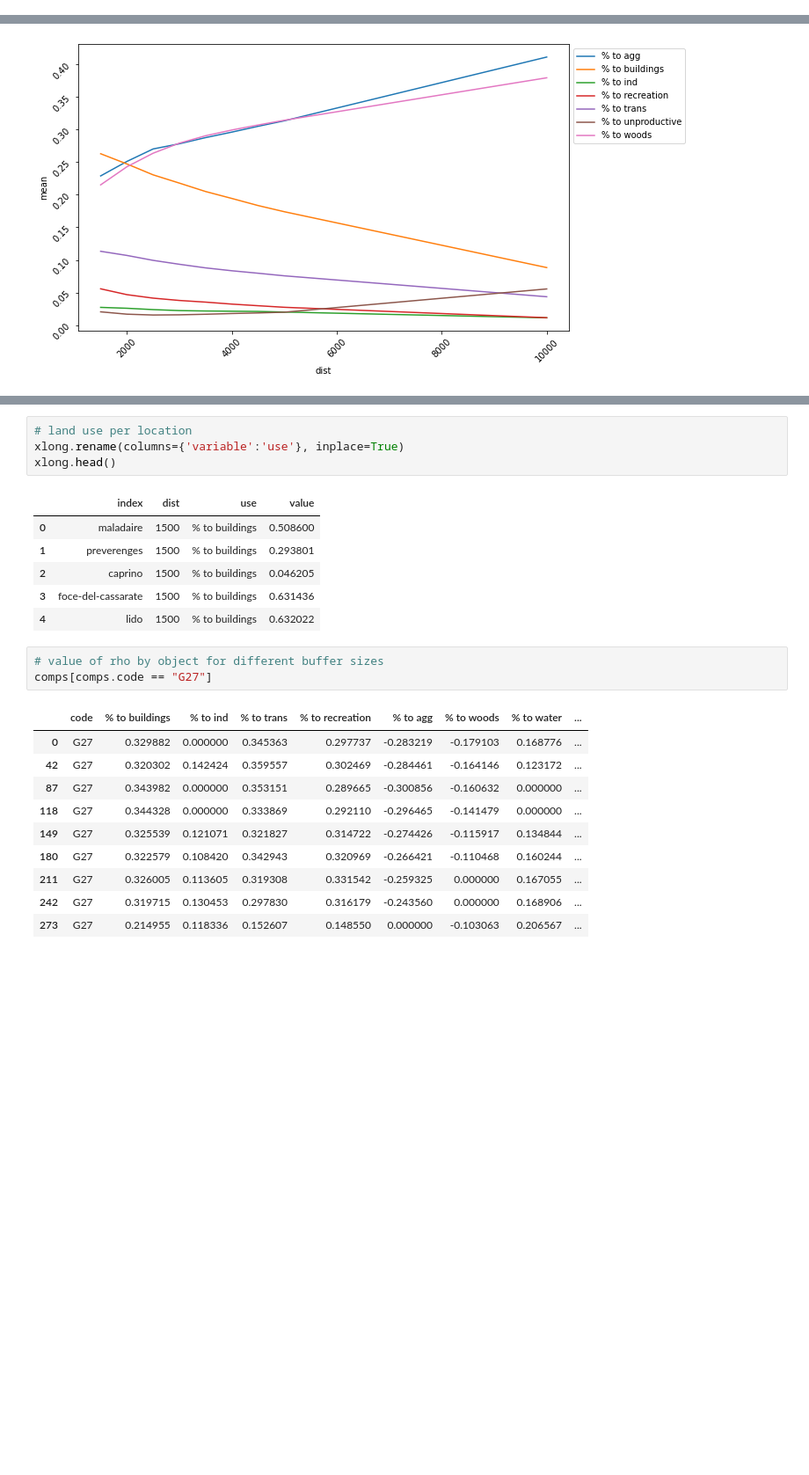
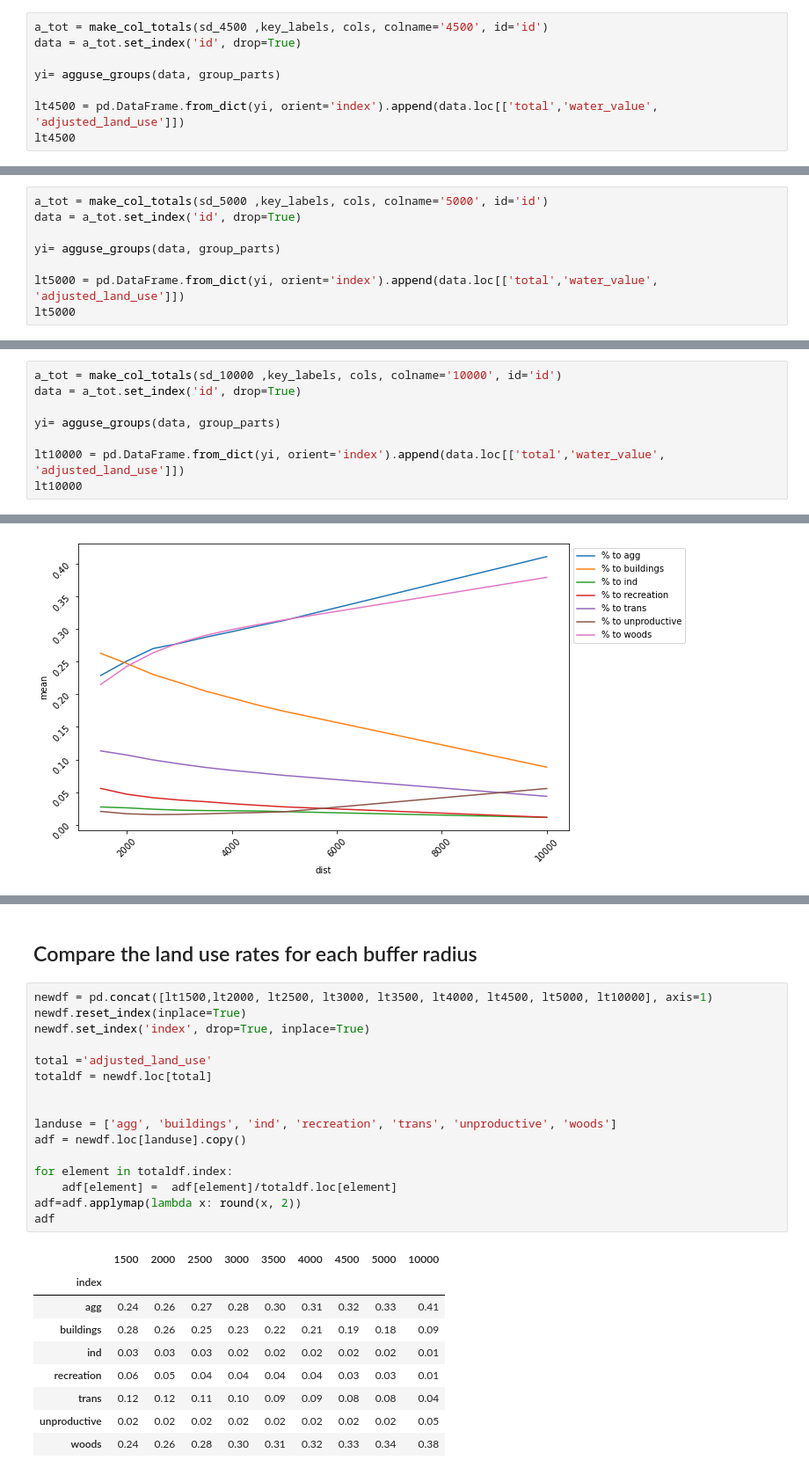
Before and after one commit to hammerdirt-analyst/landuse, a Jupyter notebook: land_use_1500_10000.ipynb, the cells around one changed output, grey strips where cells are left out. Shown at 88% size. Saved outputs shown, nothing was run; the diff lists cells and outputs as text; blank space fills up the shorter version.

```diff
--- a/land_use_1500_10000.ipynb
+++ b/land_use_1500_10000.ipynb
@@ -655,6 +779,14 @@ srho_results_4500.sort_values(by=['% to buildings', '% to woods', '% to ind', '%
 | G155 | X | X | X | X | X | X | X | ... |
 | G96 | X | X | X | X | X | X | 0.143008 | ... |
 | Gfrags | X | X | X | X | X | X | 0.253494 | ... |
+# %%
+a_tot = make_col_totals(sd_4500 ,key_labels, cols, colname='4500', id='id')
+data = a_tot.set_index('id', drop=True)
+
+yi= agguse_groups(data, group_parts)
+
+lt4500 = pd.DataFrame.from_dict(yi, orient='index').append(data.loc[['total','water_value', 'adjusted_land_use']])
+lt4500
 # %% [markdown]
 ### 5000 meters codes with an association to a landuse feature
 
@@ -720,6 +852,14 @@ srho_results_5000.sort_values(by=['% to buildings', '% to woods', '% to ind', '%
 | G73 | X | X | X | X | X | X | 0.156749 | ... |
 | G96 | X | X | X | X | X | X | 0.144444 | ... |
 | Gfrags | X | X | X | X | X | X | 0.263997 | ... |
+# %%
+a_tot = make_col_totals(sd_5000 ,key_labels, cols, colname='5000', id='id')
+data = a_tot.set_index('id', drop=True)
+
+yi= agguse_groups(data, group_parts)
+
+lt5000 = pd.DataFrame.from_dict(yi, orient='index').append(data.loc[['total','water_value', 'adjusted_land_use']])
+lt5000
 # %% [markdown]
 ### 10000 meters codes with an association to a landuse feature
 
@@ -785,6 +925,14 @@ srho_results_10000.sort_values(by=['% to buildings', '% to woods', '% to ind', '
 | G923 | X | X | X | X | X | X | X | ... |
 | G96 | X | X | X | X | X | X | 0.197607 | ... |
 | Gfrags | X | X | X | X | X | X | 0.388116 | ... |
+# %%
+a_tot = make_col_totals(sd_10000 ,key_labels, cols, colname='10000', id='id')
+data = a_tot.set_index('id', drop=True)
+
+yi= agguse_groups(data, group_parts)
+
+lt10000 = pd.DataFrame.from_dict(yi, orient='index').append(data.loc[['total','water_value', 'adjusted_land_use']])
+lt10000
 # %% [markdown]
 ## Changes in Spearmans $\rho$ at different buffer sizes
 # %% [markdown]
@@ -886,25 +1007,28 @@ y axis = % of total, color of land use profile
-# %%
-# land use per location
-xlong.rename(columns={'variable':'use'}, inplace=True)
-xlong.head()
-# %% [output]
-|  | index | dist | use | value |
-| 0 | maladaire | 1500 | % to buildings | 0.508600 |
-| 1 | preverenges | 1500 | % to buildings | 0.293801 |
-| 2 | caprino | 1500 | % to buildings | 0.046205 |
-| 3 | foce-del-cassarate | 1500 | % to buildings | 0.631436 |
-| 4 | lido | 1500 | % to buildings | 0.632022 |
-# %%
-# value of rho by object for different buffer sizes
-comps[comps.code == "G27"]
-# %% [output]
-|  | code | % to buildings | % to ind | % to trans | % to recreation | % to agg | % to woods | % to water | ... |
-| 0 | G27 | 0.329882 | 0.000000 | 0.345363 | 0.297737 | -0.283219 | -0.179103 | 0.168776 | ... |
-| 42 | G27 | 0.320302 | 0.142424 | 0.359557 | 0.302469 | -0.284461 | -0.164146 | 0.123172 | ... |
-| 87 | G27 | 0.343982 | 0.000000 | 0.353151 | 0.289665 | -0.300856 | -0.160632 | 0.000000 | ... |
-| 118 | G27 | 0.344328 | 0.000000 | 0.333869 | 0.292110 | -0.296465 | -0.141479 | 0.000000 | ... |
-| 149 | G27 | 0.325539 | 0.121071 | 0.321827 | 0.314722 | -0.274426 | -0.115917 | 0.134844 | ... |
-| 180 | G27 | 0.322579 | 0.108420 | 0.342943 | 0.320969 | -0.266421 | -0.110468 | 0.160244 | ... |
-| 211 | G27 | 0.326005 | 0.113605 | 0.319308 | 0.331542 | -0.259325 | 0.000000 | 0.167055 | ... |
-| 242 | G27 | 0.319715 | 0.130453 | 0.297830 | 0.316179 | -0.243560 | 0.000000 | 0.168906 | ... |
-| 273 | G27 | 0.214955 | 0.118336 | 0.152607 | 0.148550 | 0.000000 | -0.103063 | 0.206567 | ... |
+# %% [markdown]
+## Compare the land use rates for each buffer radius
+# %%
+newdf = pd.concat([lt1500,lt2000, lt2500, lt3000, lt3500, lt4000, lt4500, lt5000, lt10000], axis=1)
+newdf.reset_index(inplace=True)
+newdf.set_index('index', drop=True, inplace=True)
+
+total ='adjusted_land_use'
+totaldf = newdf.loc[total]
+
+
+landuse = ['agg', 'buildings', 'ind', 'recreation', 'trans', 'unproductive', 'woods']
+adf = newdf.loc[landuse].copy()
+
+for element in totaldf.index:
+    adf[element] =  adf[element]/totaldf.loc[element]
+adf=adf.applymap(lambda x: round(x, 2))
+adf
+# %% [output]
+|  | 1500 | 2000 | 2500 | 3000 | 3500 | 4000 | 4500 | 5000 | 10000 |
+| index |  |  |  |  |  |  |  |  |  |
+| agg | 0.24 | 0.26 | 0.27 | 0.28 | 0.30 | 0.31 | 0.32 | 0.33 | 0.41 |
+| buildings | 0.28 | 0.26 | 0.25 | 0.23 | 0.22 | 0.21 | 0.19 | 0.18 | 0.09 |
+| ind | 0.03 | 0.03 | 0.03 | 0.02 | 0.02 | 0.02 | 0.02 | 0.02 | 0.01 |
+| recreation | 0.06 | 0.05 | 0.04 | 0.04 | 0.04 | 0.04 | 0.03 | 0.03 | 0.01 |
+| trans | 0.12 | 0.12 | 0.11 | 0.10 | 0.09 | 0.09 | 0.08 | 0.08 | 0.04 |
+| unproductive | 0.02 | 0.02 | 0.02 | 0.02 | 0.02 | 0.02 | 0.02 | 0.02 | 0.05 |
+| woods | 0.24 | 0.26 | 0.28 | 0.30 | 0.31 | 0.32 | 0.33 | 0.34 | 0.38 |
```
Also changed, not shown: parts of 15 cells of this notebook, 1 other file.
